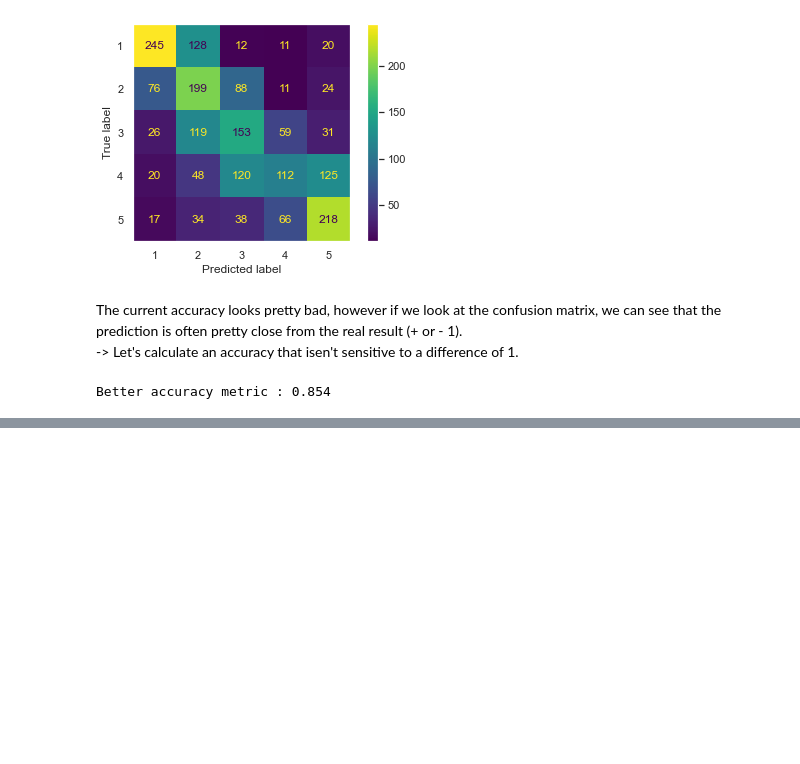
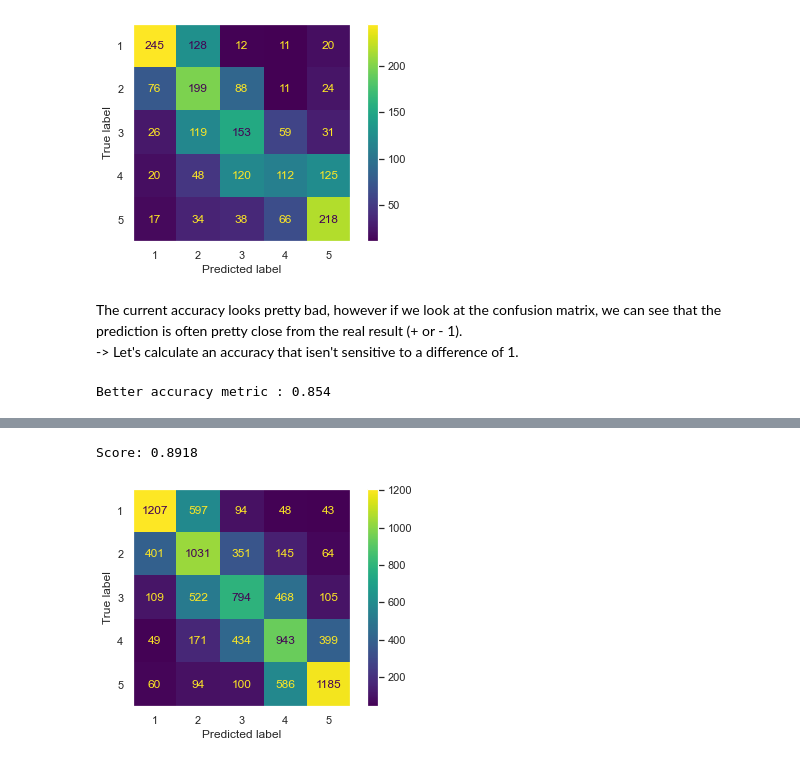
Before and after one commit to Benjouzz/DS50_backend, a Jupyter notebook: rating_predictor.ipynb, the cells around one changed output, grey strips where cells are left out. Cells and saved outputs as stored; diff of their text form; code cells hidden in the pictures; blank space fills up the shorter version.

```diff
--- a/rating_predictor.ipynb
+++ b/rating_predictor.ipynb
@@ -337,0 +472,12 @@ Better accuracy metric : 0.854
+# %%
+y_pred = best_model.predict(x_test)
+
+print('Score: '+str(getAccuracyM1(y_test, y_pred)))
+cm = confusion_matrix(y_test, y_pred)
+CM = ConfusionMatrixDisplay(confusion_matrix=cm, display_labels=[1,2,3,4,5])
+CM.plot()
+plt.grid(False)
+plt.show()
+# %% [output]
+Score: 0.8918
+[figure, added]
```
Also changed, not shown: parts of 20 cells of this notebook, 1 other file.
